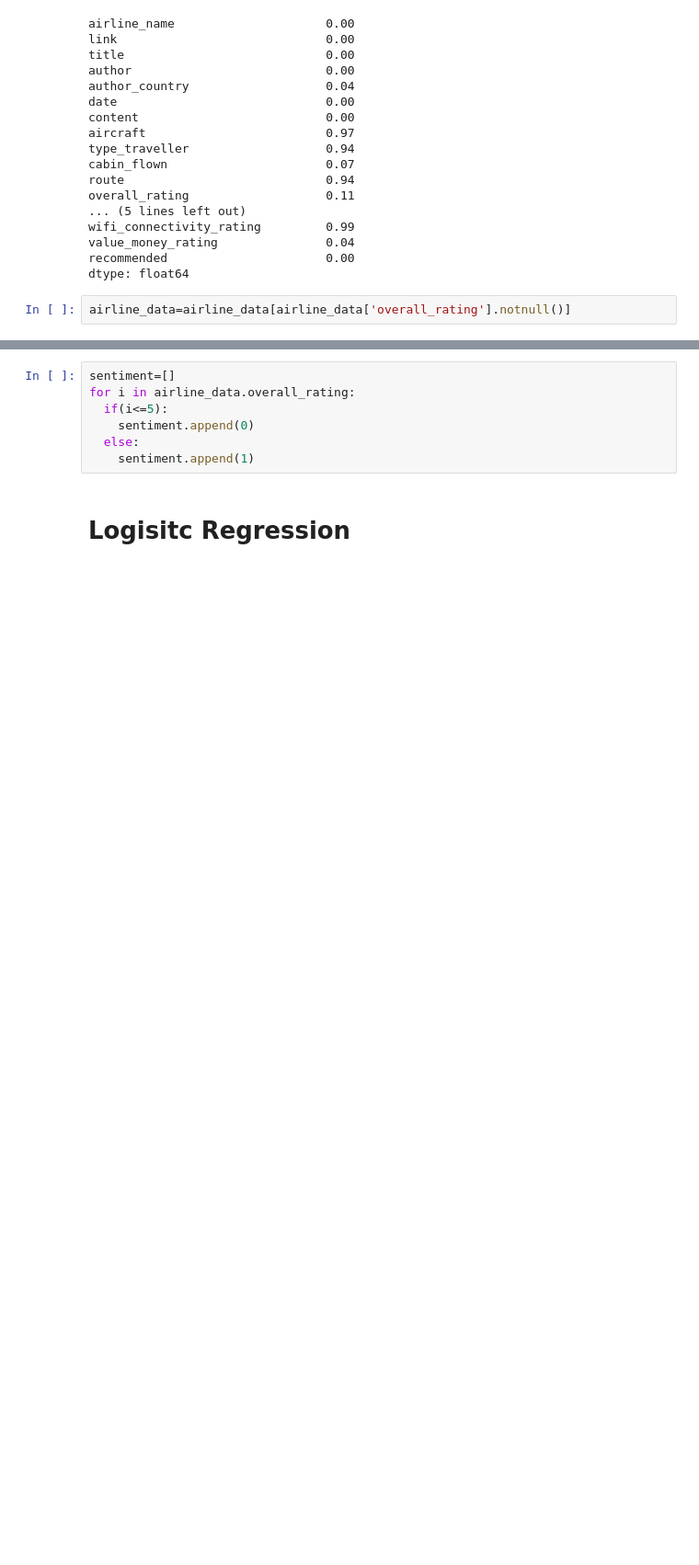
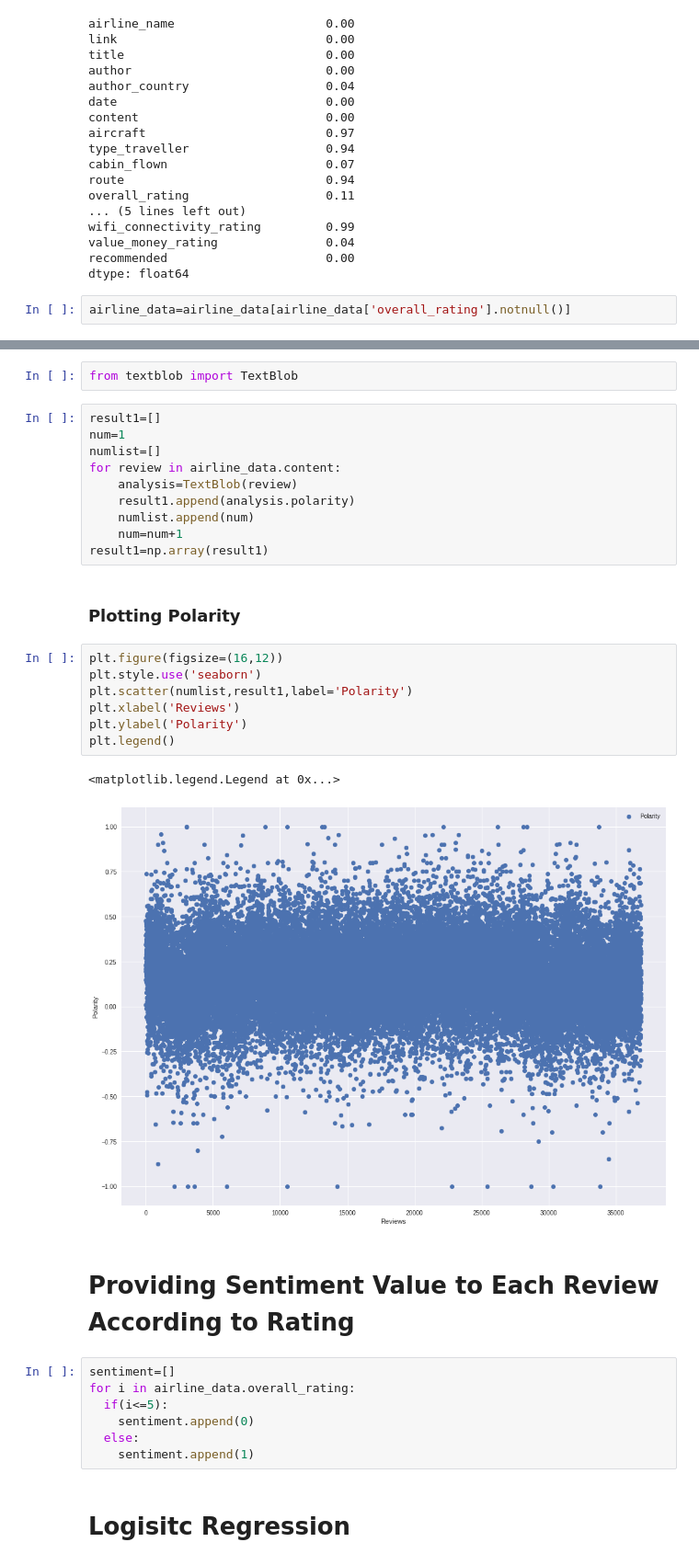
Before and after one commit to vkunal1996/Airport-Reviews-Analysis, a Jupyter notebook: Airline_Quality_Service.ipynb, the cells around one changed output, grey strips where cells are left out. Shown at 92% size. Saved outputs shown, nothing was run; the diff lists cells and outputs as text; blank space fills up the shorter version.

```diff
--- a/Airline_Quality_Service.ipynb
+++ b/Airline_Quality_Service.ipynb
@@ -44,3 +108,29 @@ airline_data=airline_data[airline_data['overall_rating'].notnull()]
+# %%
+from textblob import TextBlob
+# %%
+result1=[]
+num=1
+numlist=[]
+for review in airline_data.content:
+    analysis=TextBlob(review)
+    result1.append(analysis.polarity)
+    numlist.append(num)
+    num=num+1
+result1=np.array(result1)
+# %% [markdown]
+### **Plotting Polarity**
+# %%
+plt.figure(figsize=(16,12))
+plt.style.use('seaborn')
+plt.scatter(numlist,result1,label='Polarity')
+plt.xlabel('Reviews')
+plt.ylabel('Polarity')
+plt.legend()
+# %% [output]
+<matplotlib.legend.Legend at 0x...>
+[figure, added]
+# %% [markdown]
+# **Providing Sentiment Value to Each Review According to Rating**
 # %%
 sentiment=[]
 for i in airline_data.overall_rating:
```
Also changed, not shown: parts of 11 cells of this notebook.
